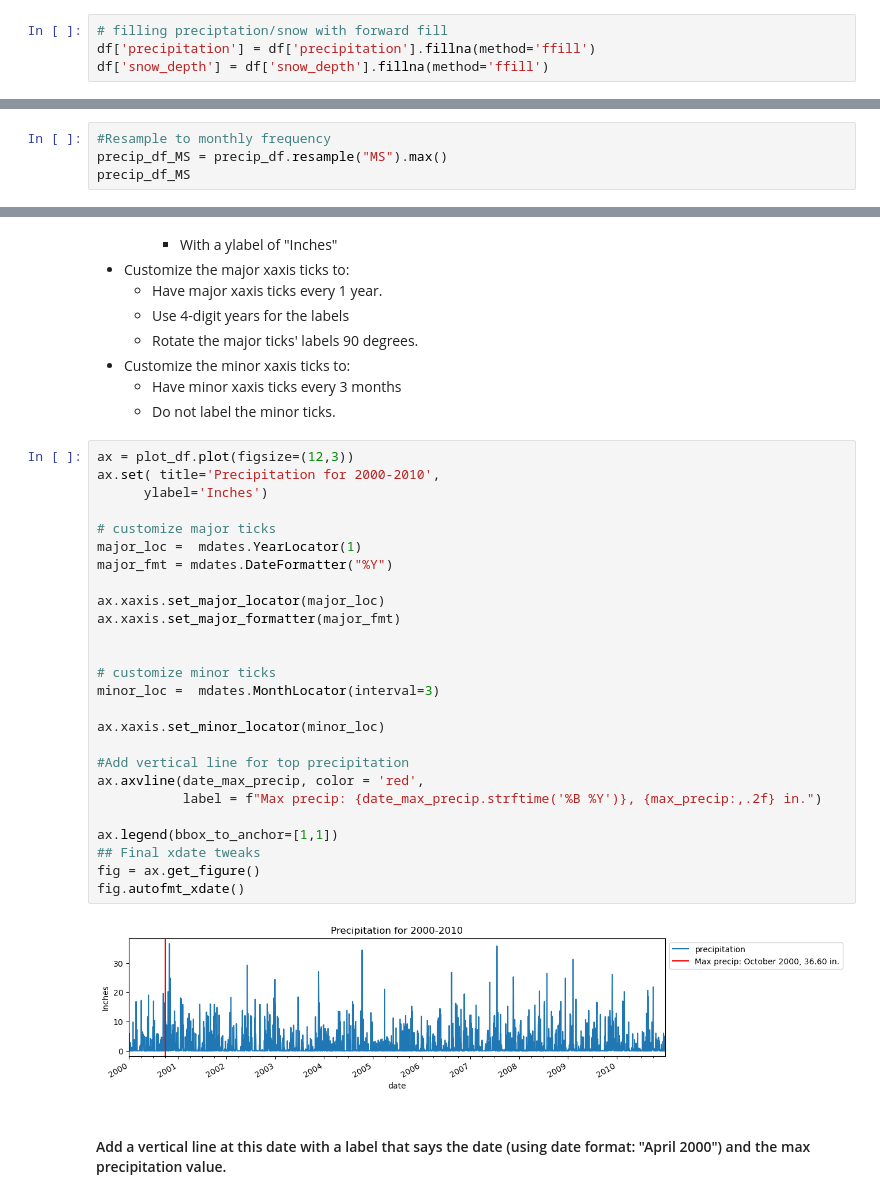
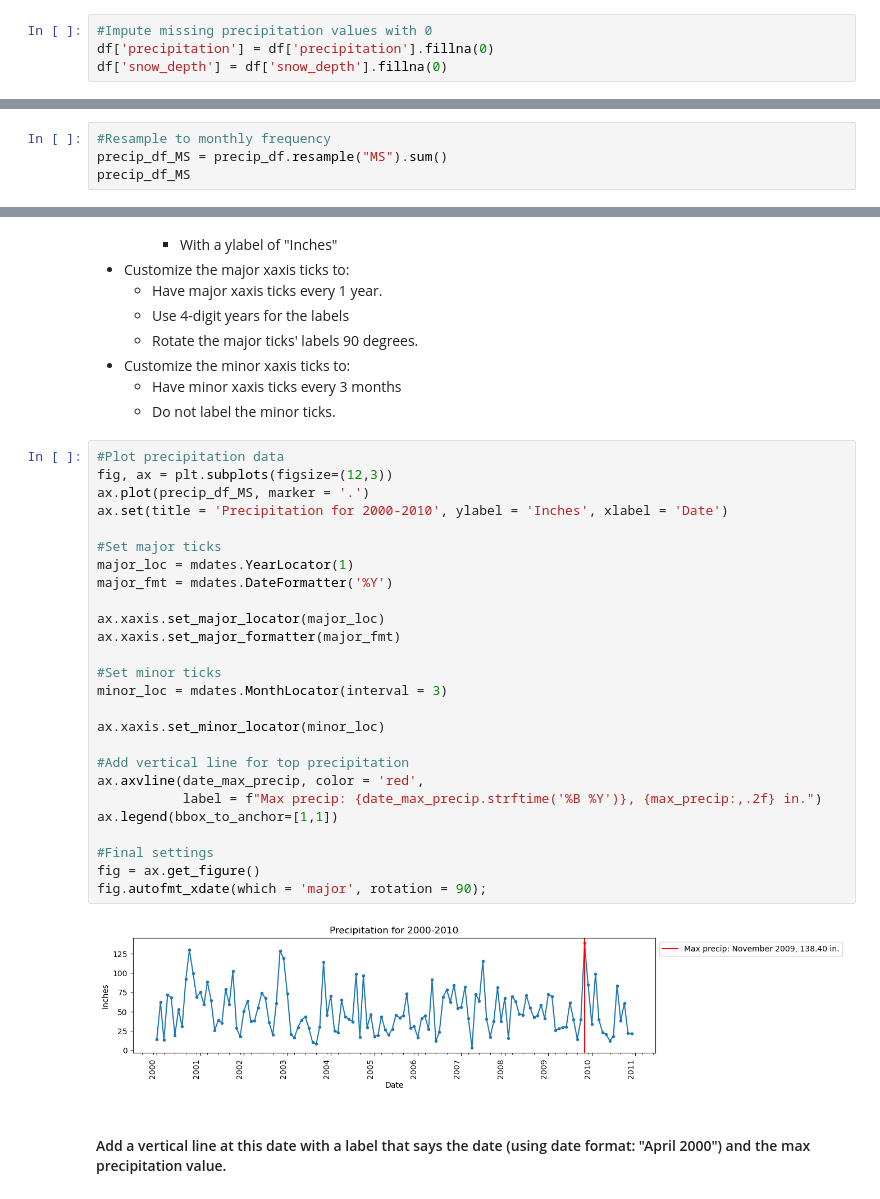
Before and after one commit to nenarossbce/Resampling-Datetime-Data--Core-, a Jupyter notebook: Resampling Datetime Data - Core .ipynb, the cells around one changed output, grey strips where cells are left out. Saved outputs shown, nothing was run; the diff lists cells and outputs as text.

```diff
--- a/Resampling Datetime Data - Core .ipynb
+++ b/Resampling Datetime Data - Core .ipynb
@@ -133,9 +133,9 @@ df['mean_temp'] = df['mean_temp'].interpolate()
 df['max_temp'] = df['max_temp'].interpolate()
 df['min_temp'] = df['min_temp'].interpolate()
 # %%
-# filling preciptation/snow with forward fill
-df['precipitation'] = df['precipitation'].fillna(method='ffill')
-df['snow_depth'] = df['snow_depth'].fillna(method='ffill')
+#Impute missing precipitation values with 0
+df['precipitation'] = df['precipitation'].fillna(0)
+df['snow_depth'] = df['snow_depth'].fillna(0)
 # %%
 #verify for missing values have been taken care of
 df.isna().sum()
@@ -179,7 +179,7 @@ precip_df
 #### Resample the data as Monthly frequency.
 # %%
 #Resample to monthly frequency
-precip_df_MS = precip_df.resample("MS").max()
+precip_df_MS = precip_df.resample("MS").sum()
 precip_df_MS
 # %% [output]
 |  | precipitation |
@@ -220,33 +220,33 @@ The highest monthly precipitation of 36.60 inches occurred on October 2000.
     * Have minor xaxis ticks every 3 months
     * Do not label the minor ticks.
 # %%
-ax = plot_df.plot(figsize=(12,3))
-ax.set( title='Precipitation for 2000-2010',
-      ylabel='Inches')
+#Plot precipitation data
+fig, ax = plt.subplots(figsize=(12,3))
+ax.plot(precip_df_MS, marker = '.')
+ax.set(title = 'Precipitation for 2000-2010', ylabel = 'Inches', xlabel = 'Date')
 
-# customize major ticks
-major_loc =  mdates.YearLocator(1)
-major_fmt = mdates.DateFormatter("%Y")
+#Set major ticks
+major_loc = mdates.YearLocator(1)
+major_fmt = mdates.DateFormatter('%Y')
 
 ax.xaxis.set_major_locator(major_loc)
 ax.xaxis.set_major_formatter(major_fmt)
 
-
-# customize minor ticks
-minor_loc =  mdates.MonthLocator(interval=3)
+#Set minor ticks
+minor_loc = mdates.MonthLocator(interval = 3)
 
 ax.xaxis.set_minor_locator(minor_loc)
 
 #Add vertical line for top precipitation
 ax.axvline(date_max_precip, color = 'red',
            label = f"Max precip: {date_max_precip.strftime('%B %Y')}, {max_precip:,.2f} in.")
+ax.legend(bbox_to_anchor=[1,1])
 
-ax.legend(bbox_to_anchor=[1,1])
-## Final xdate tweaks
+#Final settings
 fig = ax.get_figure()
-fig.autofmt_xdate()
+fig.autofmt_xdate(which = 'major', rotation = 90);
 # %% [output]
-[figure, old version]
+[figure, new version]
 # %% [markdown]
 #### Add a vertical line at this date with a label that says the date (using date format: "April 2000") and the max precipitation value.
 # %% [markdown]
```
Also changed, not shown: parts of 4 cells of this notebook.
